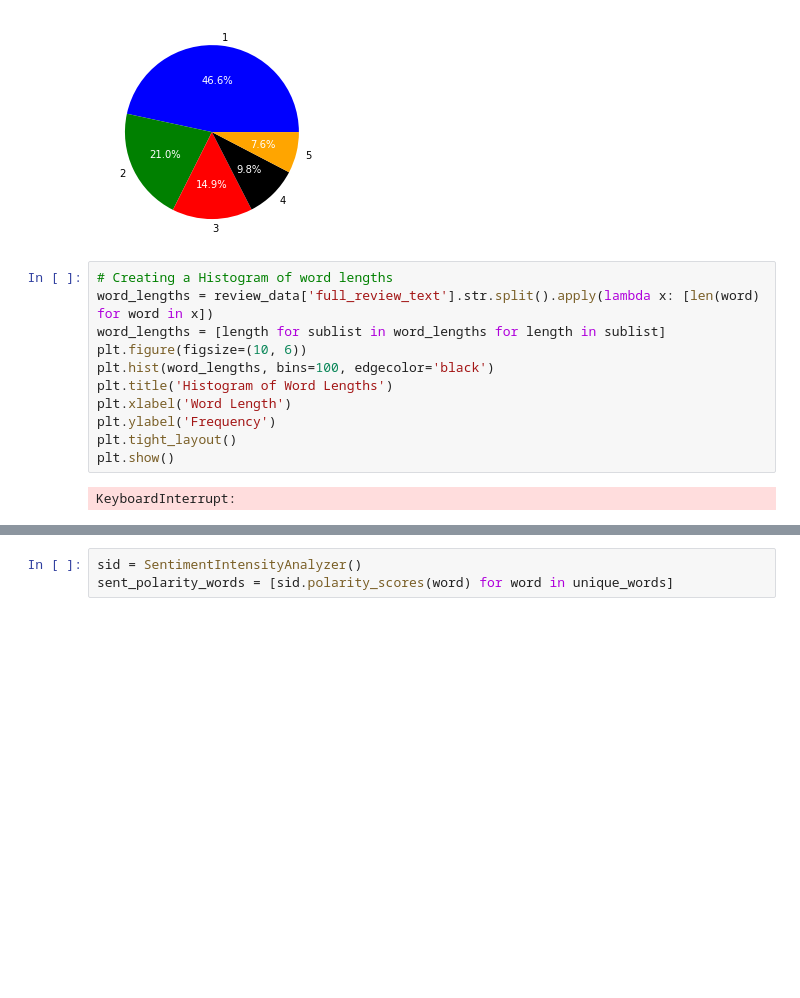
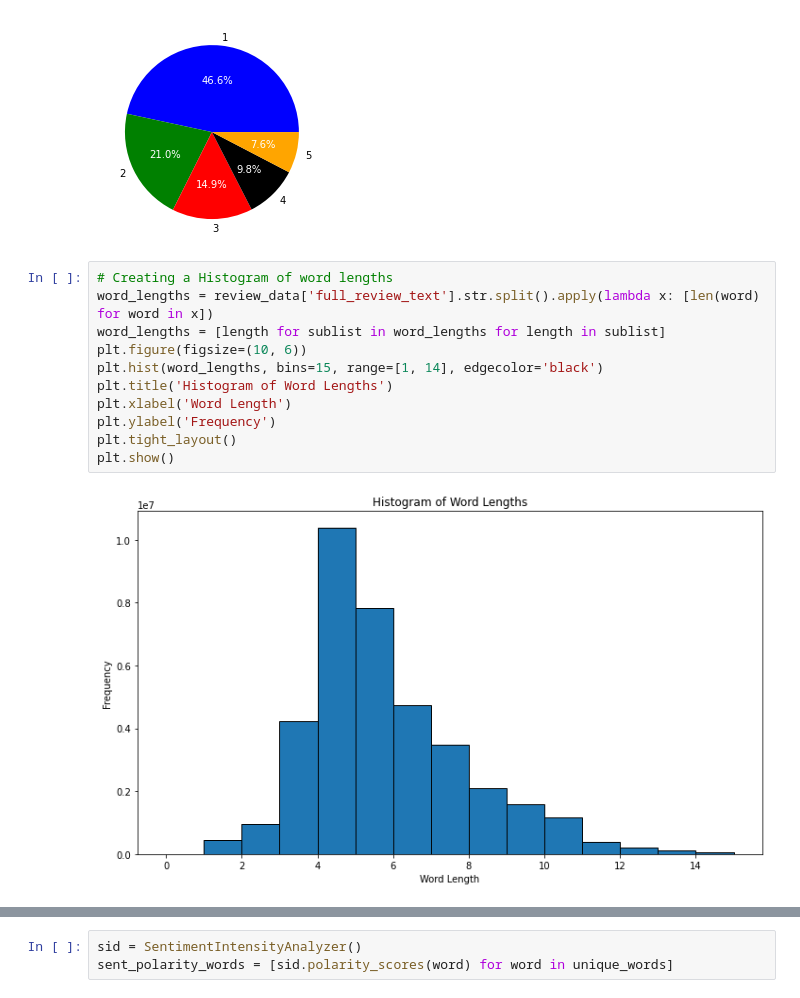
Before and after one commit to Popusa/sentiment-analysis-yelp, a Jupyter notebook: larger_dataset_code/sa_larger_dataset.ipynb, the cells around one changed output, grey strips where cells are left out. Drawn from its saved outputs; the diff is of its cells as text; blank space fills up the shorter version.

```diff
--- a/larger_dataset_code/sa_larger_dataset.ipynb
+++ b/larger_dataset_code/sa_larger_dataset.ipynb
@@ -170,13 +157,13 @@ visualize_ratings_pie(review_data['star_rating'],1,5)
 # %%
 # Creating a Histogram of word lengths
 word_lengths = review_data['full_review_text'].str.split().apply(lambda x: [len(word) for word in x])
 word_lengths = [length for sublist in word_lengths for length in sublist]
 plt.figure(figsize=(10, 6))
-plt.hist(word_lengths, bins=100, edgecolor='black')
+plt.hist(word_lengths, bins=15, range=[1, 14], edgecolor='black')
 plt.title('Histogram of Word Lengths')
 plt.xlabel('Word Length')
 plt.ylabel('Frequency')
 plt.tight_layout()
 plt.show()
 # %% [output]
-KeyboardInterrupt:
+[figure, added]
```
Also changed, not shown: parts of 14 cells of this notebook, 2 other files.
